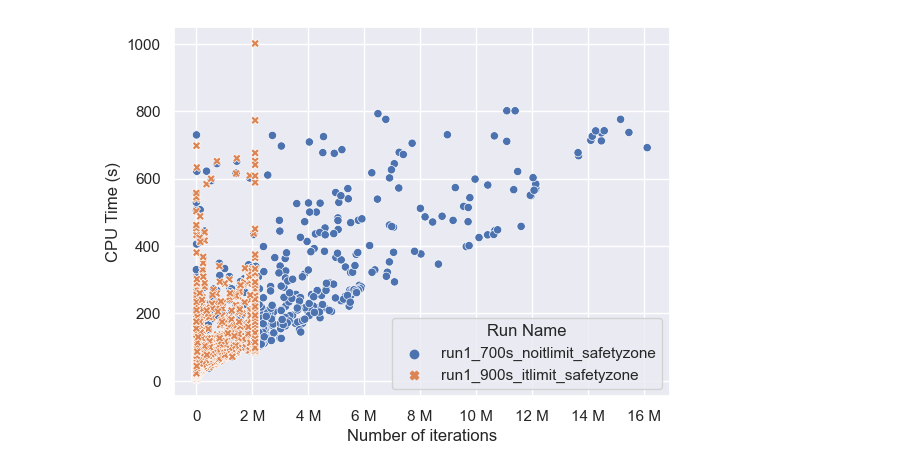
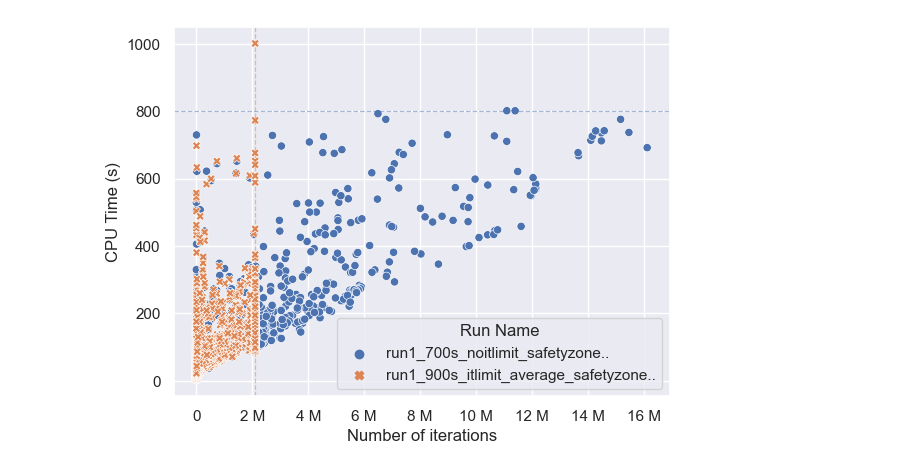
Before and after one commit to amp-man/bachelors-thesis_cpachecker, a Jupyter notebook: 3-1-2_in_practice/3-1-2_in_practice.ipynb, the cells around one changed output. Drawn from its saved outputs; the diff is of its cells as text; code cells hidden in the pictures.

```diff
--- a/3-1-2_in_practice/3-1-2_in_practice.ipynb
+++ b/3-1-2_in_practice/3-1-2_in_practice.ipynb
@@ -18,12 +18,14 @@ data_in = noitlimit_700s_dirty.copy()
 #Drop completely empty columns
 noitlimit_700s = data_in.dropna(axis='columns',how='all')
 # %%
-cd = pd.concat([noitlimit_700s, itlimit_900s], keys=['run1_700s_noitlimit_safetyzone', 'run1_900s_itlimit_safetyzone'], names=['Run Name'])
+cd = pd.concat([noitlimit_700s, itlimit_900s], keys=['run1_700s_noitlimit_safetyzone..', 'run1_900s_itlimit_average_safetyzone..'], names=['Run Name'])
 # %%
 ax = sns.scatterplot(data=cd, x='Number of iterations', y='CPU Time (s)', hue='Run Name', style='Run Name')
+ax.axhline(y=800, color=sns.color_palette()[0], linestyle='--', linewidth=0.9, alpha=0.5)
+ax.axvline(x=2103956, color=sns.color_palette()[1], linestyle='--', linewidth=0.9, alpha=0.5)
 ax.xaxis.set_major_formatter(ticker.EngFormatter())
 sns.move_legend(ax, "lower right")
 
 #ax.get_figure().savefig('3-1-2_runcomparison.pdf', bbox_inches = 'tight')
 # %% [output]
-[figure, old version]
+[figure, new version]
```
Also changed, not shown: 1 other file.
